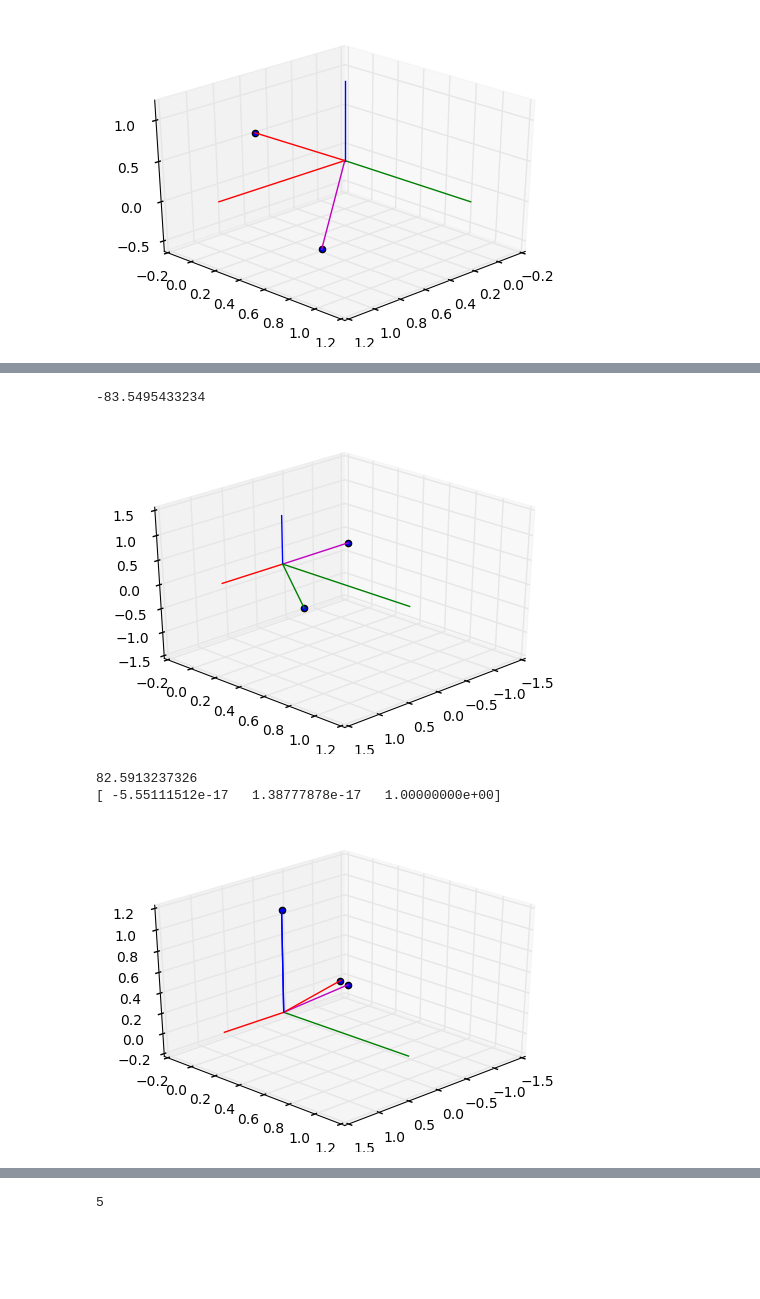
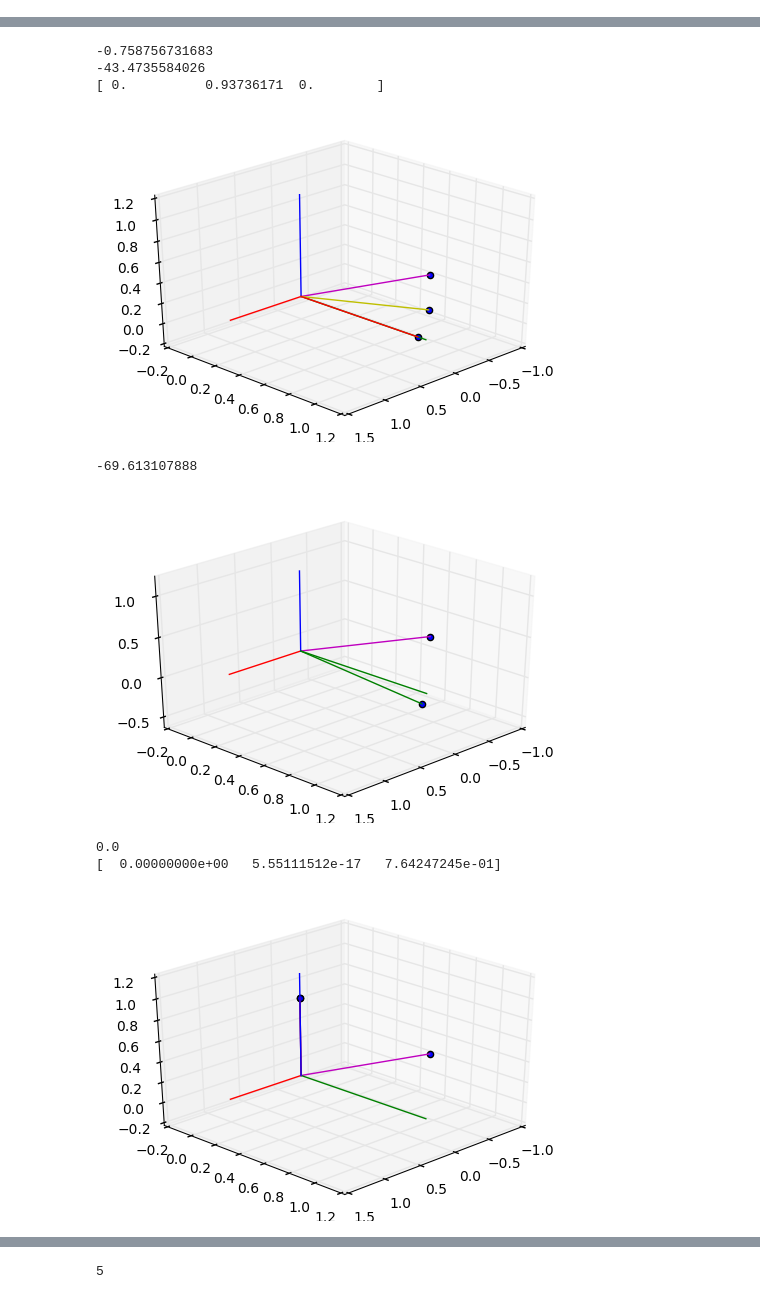
Before and after one commit to melanieganz/5HT_clustering, a Jupyter notebook: testing.ipynb, the cells around one changed output, grey strips where cells are left out. Drawn from its saved outputs; the diff is of its cells as text; code cells hidden in the pictures; blank space fills up the shorter version.

```diff
--- a/testing.ipynb
+++ b/testing.ipynb
@@ -137,19 +155,59 @@ def plot_axes_vec():
     h.view_init(30, 45)
     return h
 
-# Rotate along y
-rx=fs.vec_angle(vz,np.array([0,v[1],v[2]]))
+# Rotate around x-axis
+rx=fs.vec_angle(vz,np.array([0,v[1],v[2]])) # first only vector in y-z-plane
 if v[1]<0:
     rx=-rx
 print(rx)
 
 print(rx*180/np.pi)
-vrx=fs.rotate3d(v,rx,axis=0,compute=True)
+vrx=fs.rotate3d(np.array([0,v[1],v[2]]),rx,axis=0,compute=True)
 print(vrx)
 
 h=plot_axes_vec()
+h.scatter(0,v[1],v[2])
 h.scatter(vrx[0],vrx[1],vrx[2])
+h.plot([0,0],[0,v[1]],[0,v[2]], color = 'y')
 h.plot([0,vrx[0]],[0,vrx[1]],[0,vrx[2]], color = 'r')
+plt.show()
+
+print(np.linalg.norm(np.array([0,v[1],v[2]])))
+print(np.linalg.norm(vrx))
+
+
+# Rotate around y-axis
+ry=fs.vec_angle(vz,np.array([v[0],0,v[2]])) # only vector in x-z-plane
+if v[2]<0:
+    ry=-ry
+print(ry)
+
+print(ry*180/np.pi)
+vry=fs.rotate3d(np.array([v[0],0,v[2]]),ry,axis=1,compute=True)
+print(vry)
+
+h=plot_axes_vec()
+h.scatter(v[0],0,v[2])
+h.scatter(vry[0],vry[1],vry[2])
+h.plot([0,v[0]],[0,0],[0,v[2]], color = 'y')
+h.plot([0,vry[0]],[0,vry[1]],[0,vry[2]], color = 'r')
+plt.show()
+
+# Rotate around z-axis
+rz=fs.vec_angle(vy,np.array([v[0],v[1],0])) # only vector in x-y-plane
+if v[0]<0:
+    rz=-rz
+print(rz)
+
+print(rz*180/np.pi)
+vrz=fs.rotate3d(np.array([v[0],v[1],0]),rz,axis=2,compute=True)
+print(vrz)
+
+h=plot_axes_vec()
+h.scatter(v[0],v[1],0)
+h.scatter(vrz[0],vrz[1],vrz[2])
+h.plot([0,v[0]],[0,v[1]],[0,0], color = 'y')
+h.plot([0,vrz[0]],[0,vrz[1]],[0,vrz[2]], color = 'r')
 plt.show()
 
 # Rotate along y
@@ -162,7 +220,7 @@ h.scatter(vry[0],vry[1],vry[2])
 h.plot([0,vry[0]],[0,vry[1]],[0,vry[2]], color = 'g')
 plt.show()
 
-# Rotate along y
+# Rotate along z
 ry=fs.vec_angle(vz,vrx)
 if vrx[0]>0:
     ry=-ry
@@ -185 +247,0 @@ plt.show()
-[figure, old version]
@@ -187,8 +249,12 @@ plt.show()
--83.5495433234
+-0.758756731683
+-43.4735584026
+[ 0.          0.93736171  0.        ]
-[figure, old version]
+[figure, new version]
-82.5913237326
-[ -5.55111512e-17   1.38777878e-17   1.00000000e+00]
+-69.613107888
-[figure, old version]
+[figure, new version]
+0.0
+[  0.00000000e+00   5.55111512e-17   7.64247245e-01]
+[figure, added]
 # %%
 # Testing normals and projections
 
```
Also changed, not shown: parts of 4 cells of this notebook, 1 other file.
